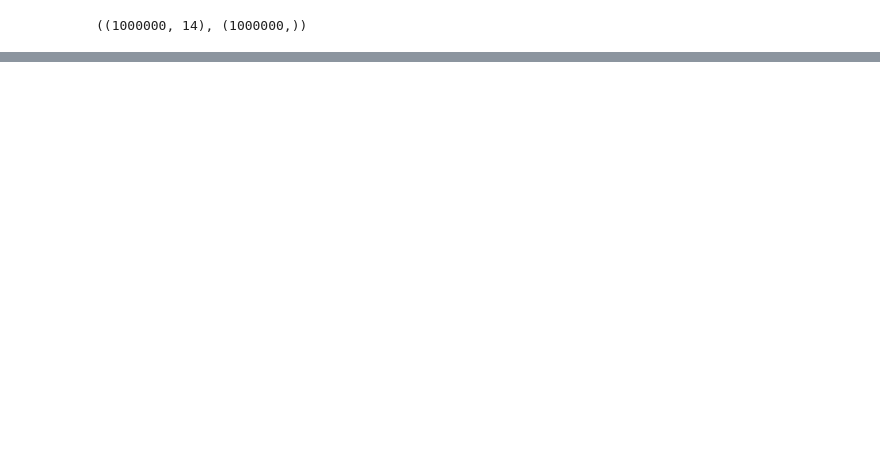
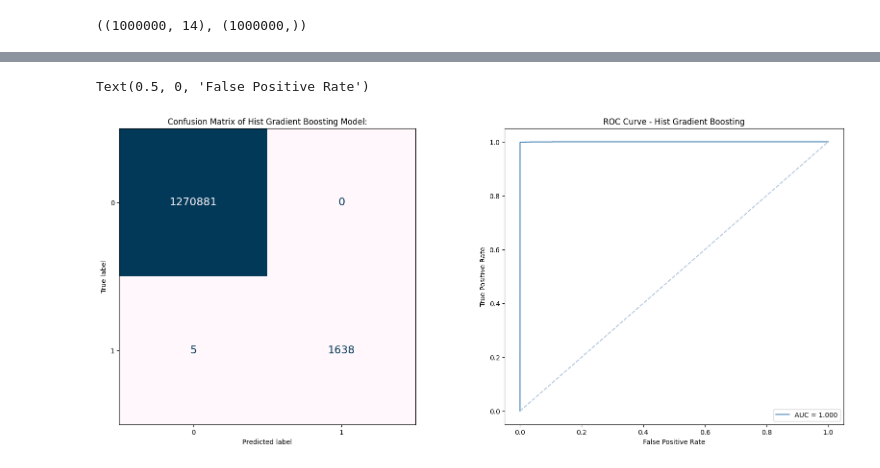
Before and after one commit to luunguyentankhai/ADY201m, a Jupyter notebook: preprocessing/data_cleaning.ipynb, the cells around one changed output, grey strips where cells are left out. Cells and saved outputs as stored; diff of their text form; code cells hidden in the pictures; blank space fills up the shorter version.

```diff
--- a/preprocessing/data_cleaning.ipynb
+++ b/preprocessing/data_cleaning.ipynb
@@ -794,0 +856,18 @@ Text(0.5, 0, 'False Positive Rate')
+# %%
+fig, ax = plt.subplots(1, 2, figsize=(20,8))
+ax[0].set_title('Confusion Matrix of Hist Gradient Boosting Model:')
+ConfusionMatrixDisplay.from_predictions(y_test, hgb_y_pred, colorbar=False, values_format='', cmap='PuBu', ax=ax[0],text_kw={'fontsize': 16})
+ax[0].grid(False)
+
+
+fpr, tpr, thresholds = roc_curve(y_test, hgb_y_pred_score)
+roc_auc = auc(fpr, tpr)
+ax[1].set_title('ROC Curve - Hist Gradient Boosting')
+ax[1].plot(fpr, tpr, label = 'AUC = %0.3f' % roc_auc, c='steelblue')
+ax[1].plot([0,1],[0,1],'--', c='lightsteelblue')
+ax[1].legend(loc='lower right')
+ax[1].set_ylabel('True Positive Rate')
+ax[1].set_xlabel('False Positive Rate')
+# %% [output]
+Text(0.5, 0, 'False Positive Rate')
+[figure, added]
```
Also changed, not shown: parts of 8 cells of this notebook.
